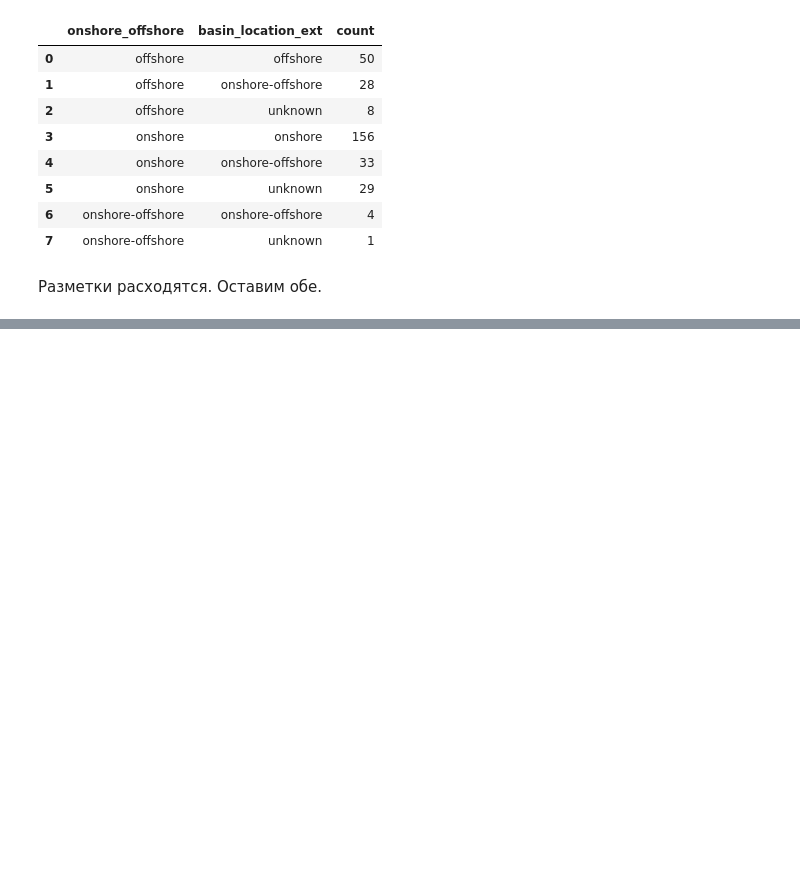
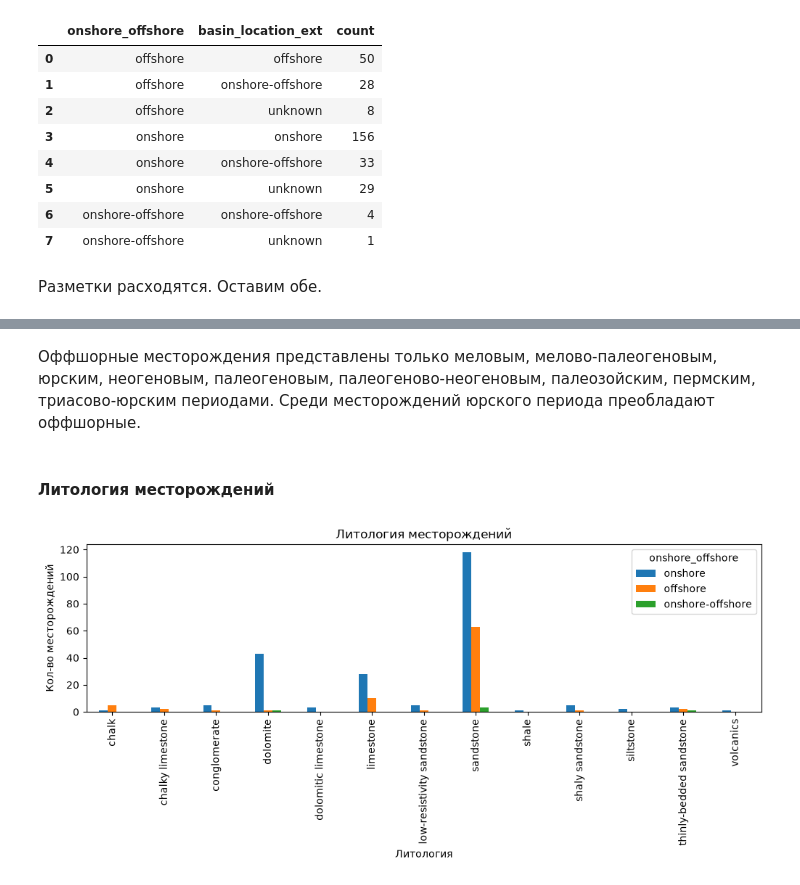
Before and after one commit to AlekseiAgarkov/classification-of-oil-and-gas, a Jupyter notebook: notebooks/eda.ipynb, the cells around one changed output, grey strips where cells are left out. Drawn from its saved outputs; the diff is of its cells as text; code cells hidden in the pictures; blank space fills up the shorter version.

```diff
--- a/notebooks/eda.ipynb
+++ b/notebooks/eda.ipynb
@@ -764,0 +789,10 @@ gdf.groupby(['onshore_offshore', 'basin_location_ext']).size().reset_index(name=
+# %% [markdown]
+Оффшорные месторождения представлены только меловым, мелово-палеогеновым, юрским, неогеновым, палеогеновым, палеогеново-неогеновым, палеозойским, пермским, триасово-юрским периодами. Среди месторождений юрского периода преобладают оффшорные.
+# %% [markdown]
+#### Литология месторождений
+# %%
+lithology_ct = pd.crosstab(gdf['lithology'], gdf['onshore_offshore'])[['onshore', 'offshore', 'onshore-offshore']]
+lithology_ct.plot(kind='bar', figsize=(12, 3), xlabel='Литология', ylabel='Кол-во месторождений', title='Литология месторождений')
+plt.show()
+# %% [output]
+[figure, added]
```
Also changed, not shown: parts of 28 cells of this notebook.
